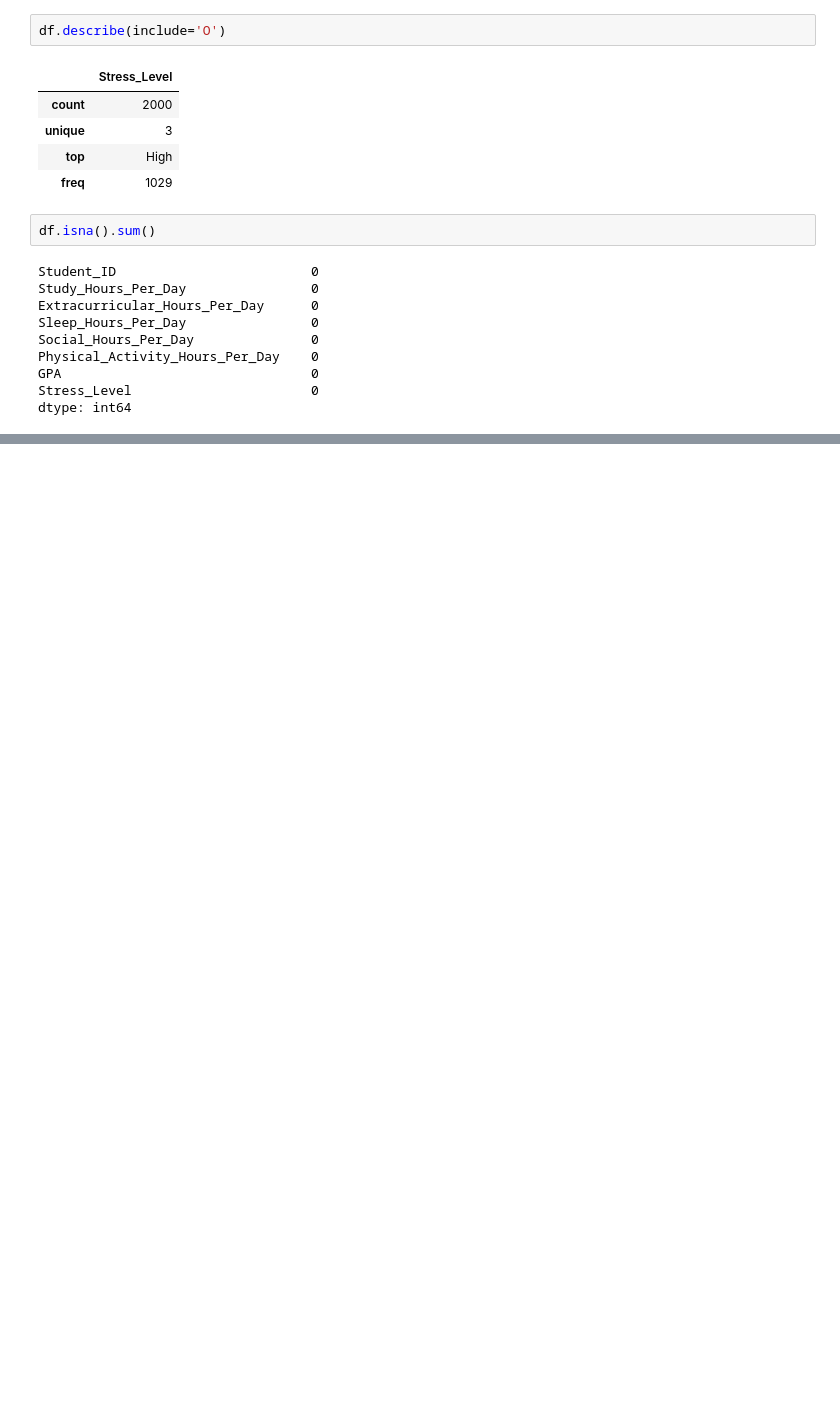
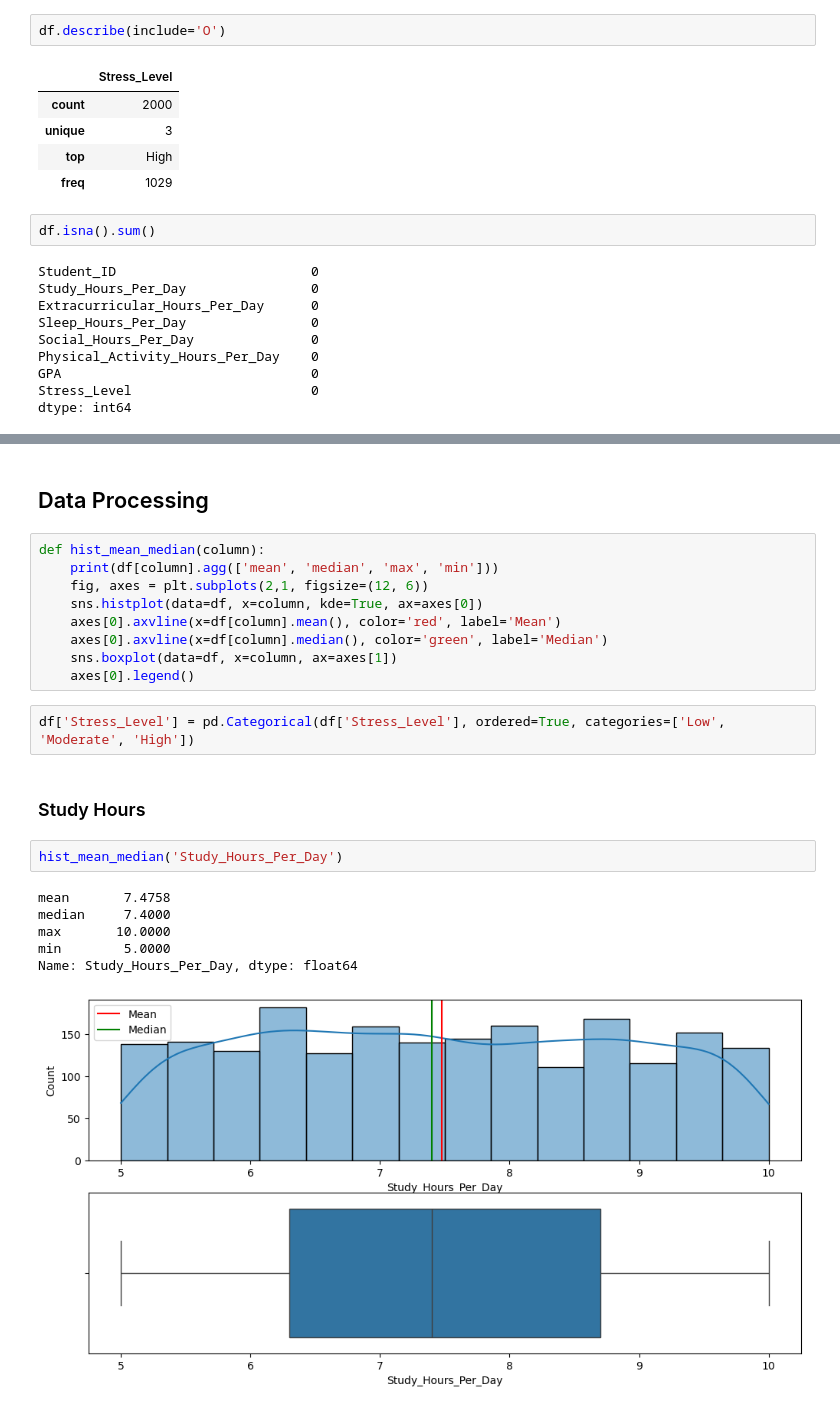
Before and after one commit to danielphilip12/Study-Habits-and-Activities-of-Students-Analysis, a Jupyter notebook: main.ipynb, the cells around one changed output, grey strips where cells are left out. Saved outputs shown, nothing was run; the diff lists cells and outputs as text; blank space fills up the shorter version.

Commit message:
Start Data Processing. Moved modeling playground to new notebook

```diff
--- a/main.ipynb
+++ b/main.ipynb
@@ -66,0 +77,24 @@ dtype: int64
+# %% [markdown]
+## Data Processing
+# %%
+def hist_mean_median(column):
+    print(df[column].agg(['mean', 'median', 'max', 'min']))
+    fig, axes = plt.subplots(2,1, figsize=(12, 6))
+    sns.histplot(data=df, x=column, kde=True, ax=axes[0])
+    axes[0].axvline(x=df[column].mean(), color='red', label='Mean')
+    axes[0].axvline(x=df[column].median(), color='green', label='Median')
+    sns.boxplot(data=df, x=column, ax=axes[1])
+    axes[0].legend()
+# %%
+df['Stress_Level'] = pd.Categorical(df['Stress_Level'], ordered=True, categories=['Low', 'Moderate', 'High'])
+# %% [markdown]
+### Study Hours
+# %%
+hist_mean_median('Study_Hours_Per_Day')
+# %% [output]
+mean       7.4758
+median     7.4000
+max       10.0000
+min        5.0000
+Name: Study_Hours_Per_Day, dtype: float64
+[figure, added]
```
Also changed, not shown: parts of 43 cells of this notebook, 1 other file.
